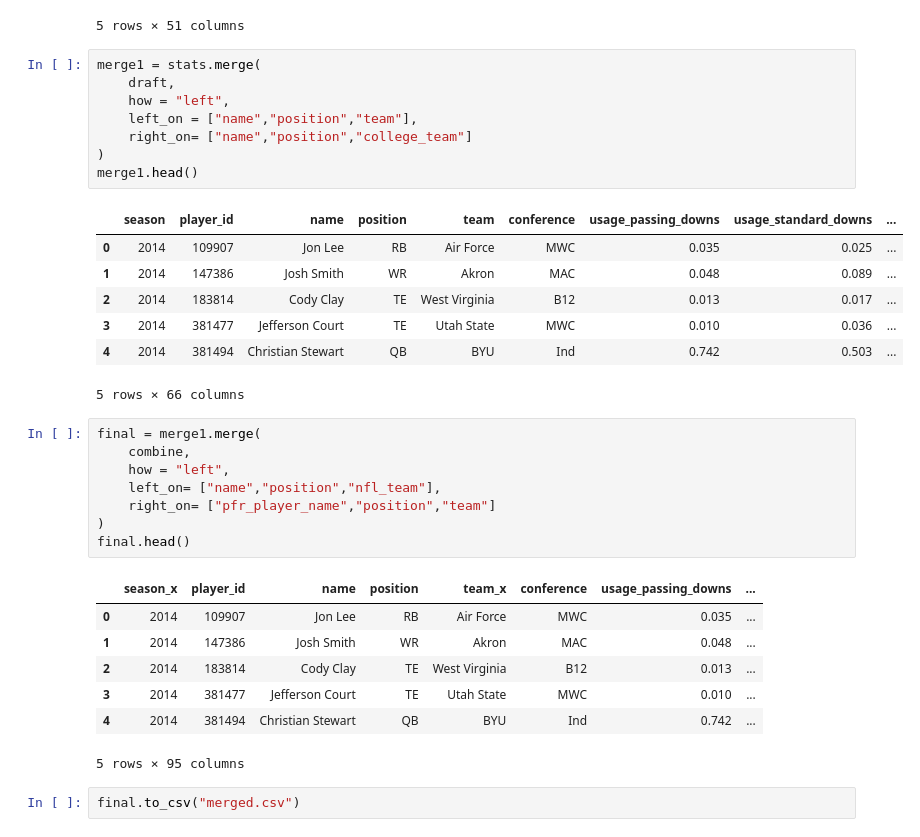
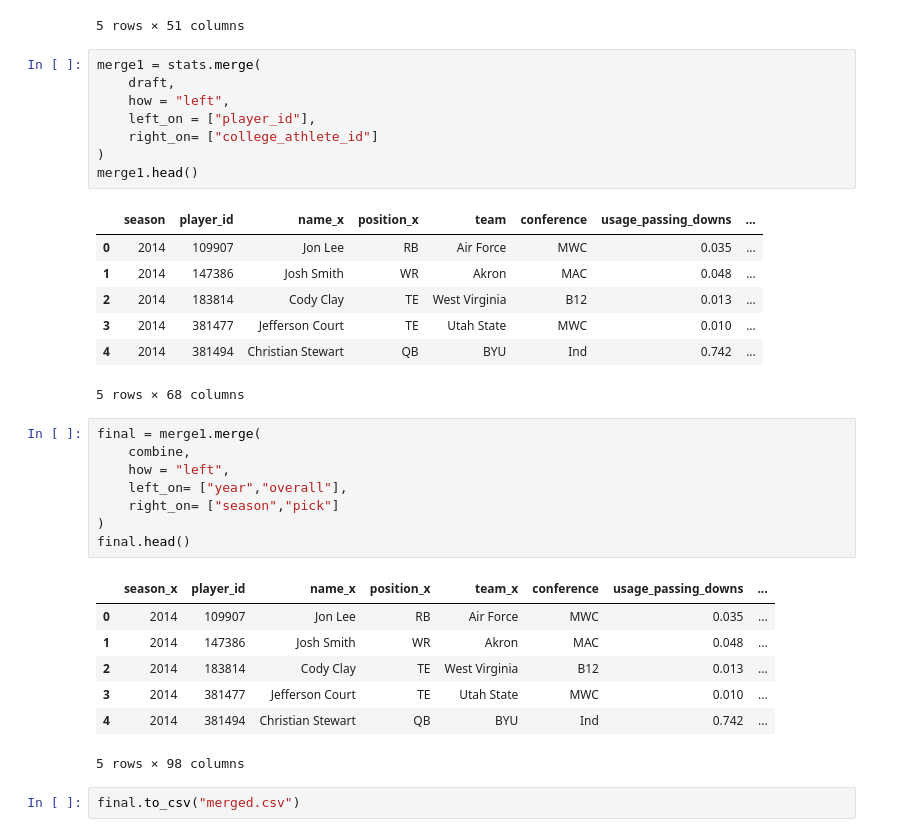
Before and after one commit to SU-IST707-SP26/group-project-big-brains-and-nathan, a Jupyter notebook: data/merge.ipynb, the cells around one changed output. Cells and saved outputs as stored; diff of their text form.

```diff
--- a/data/merge.ipynb
+++ b/data/merge.ipynb
@@ -61,34 +52,34 @@ stats.head()
 # %%
 merge1 = stats.merge(
     draft,
     how = "left",
-    left_on = ["name","position","team"],
-    right_on= ["name","position","college_team"]
+    left_on = ["player_id"],
+    right_on= ["college_athlete_id"]
 )
 merge1.head()
 # %% [output]
-|  | season | player_id | name | position | team | conference | usage_passing_downs | usage_standard_downs | ... |
-| 0 | 2014 | 109907 | Jon Lee | RB | Air Force | MWC | 0.035 | 0.025 | ... |
-| 1 | 2014 | 147386 | Josh Smith | WR | Akron | MAC | 0.048 | 0.089 | ... |
-| 2 | 2014 | 183814 | Cody Clay | TE | West Virginia | B12 | 0.013 | 0.017 | ... |
-| 3 | 2014 | 381477 | Jefferson Court | TE | Utah State | MWC | 0.010 | 0.036 | ... |
-| 4 | 2014 | 381494 | Christian Stewart | QB | BYU | Ind | 0.742 | 0.503 | ... |
+|  | season | player_id | name_x | position_x | team | conference | usage_passing_downs | ... |
+| 0 | 2014 | 109907 | Jon Lee | RB | Air Force | MWC | 0.035 | ... |
+| 1 | 2014 | 147386 | Josh Smith | WR | Akron | MAC | 0.048 | ... |
+| 2 | 2014 | 183814 | Cody Clay | TE | West Virginia | B12 | 0.013 | ... |
+| 3 | 2014 | 381477 | Jefferson Court | TE | Utah State | MWC | 0.010 | ... |
+| 4 | 2014 | 381494 | Christian Stewart | QB | BYU | Ind | 0.742 | ... |
-5 rows × 66 columns
+5 rows × 68 columns
 # %%
 final = merge1.merge(
     combine,
     how = "left",
-    left_on= ["name","position","nfl_team"],
-    right_on= ["pfr_player_name","position","team"]
+    left_on= ["year","overall"],
+    right_on= ["season","pick"]
 )
 final.head()
 # %% [output]
-|  | season_x | player_id | name | position | team_x | conference | usage_passing_downs | ... |
+|  | season_x | player_id | name_x | position_x | team_x | conference | usage_passing_downs | ... |
 | 0 | 2014 | 109907 | Jon Lee | RB | Air Force | MWC | 0.035 | ... |
 | 1 | 2014 | 147386 | Josh Smith | WR | Akron | MAC | 0.048 | ... |
 | 2 | 2014 | 183814 | Cody Clay | TE | West Virginia | B12 | 0.013 | ... |
 | 3 | 2014 | 381477 | Jefferson Court | TE | Utah State | MWC | 0.010 | ... |
 | 4 | 2014 | 381494 | Christian Stewart | QB | BYU | Ind | 0.742 | ... |
-5 rows × 95 columns
+5 rows × 98 columns
 # %%
 final.to_csv("merged.csv")
```
Also changed, not shown: parts of 1 cell of this notebook, 1 other file.
